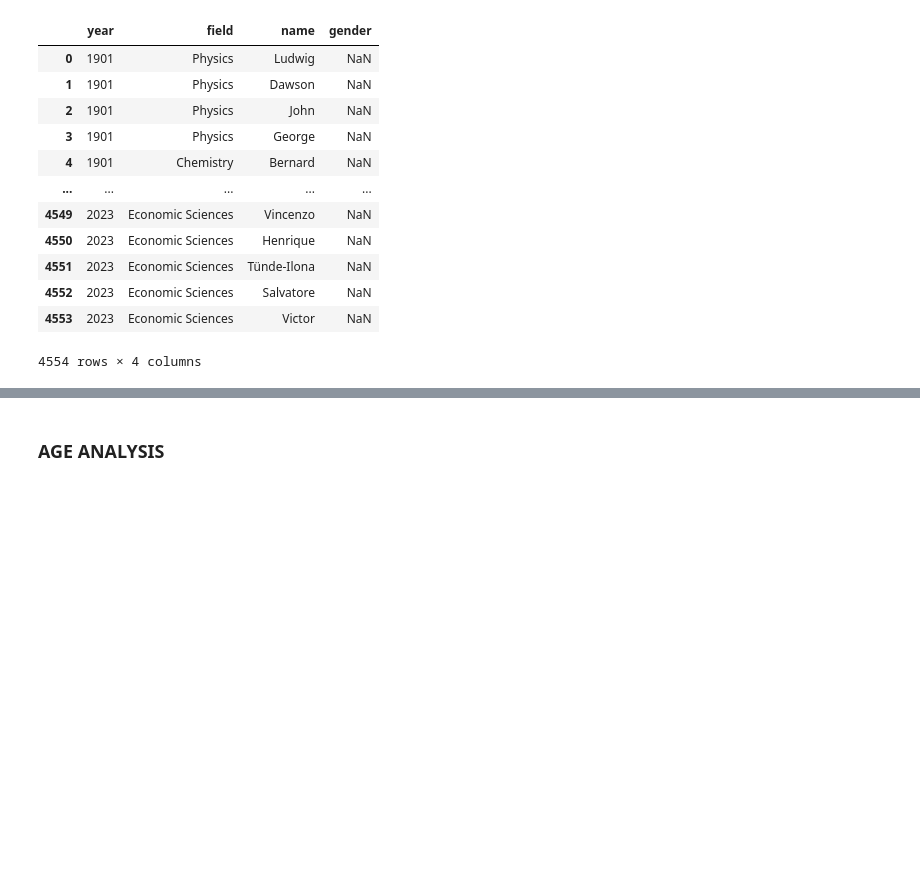
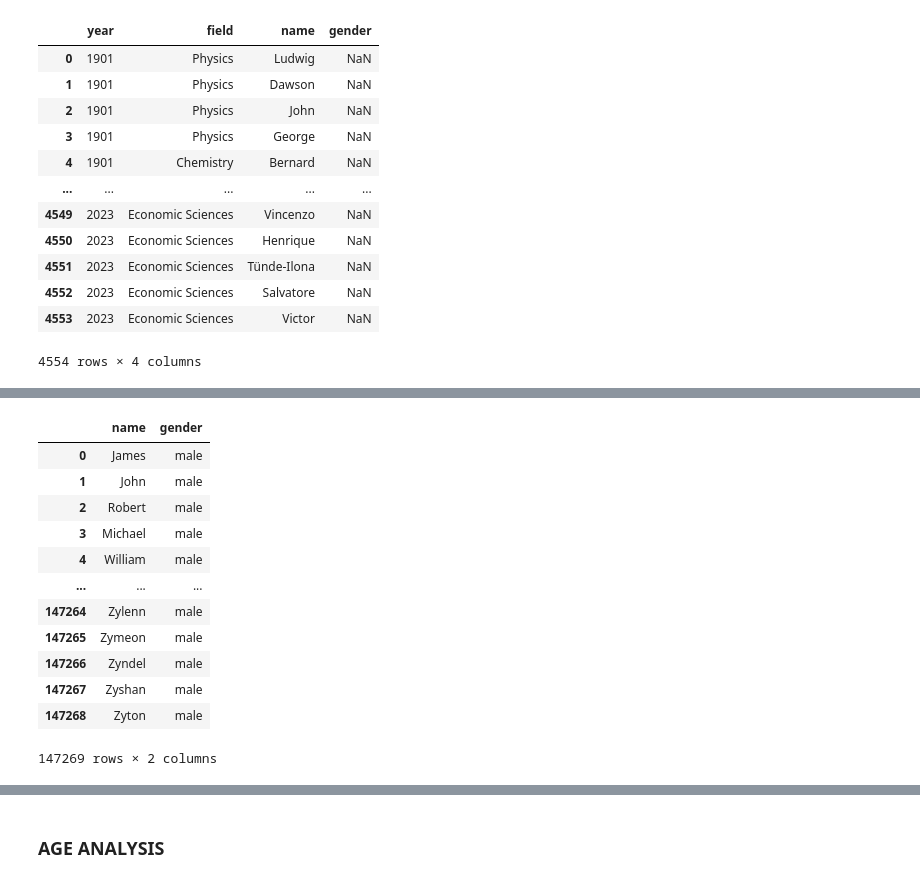
Before and after one commit to Bluceli168/IH-API-Project, a Jupyter notebook: main.ipynb, the cells around one changed output, grey strips where cells are left out. Drawn from its saved outputs; the diff is of its cells as text; code cells hidden in the pictures; blank space fills up the shorter version.

```diff
--- a/main.ipynb
+++ b/main.ipynb
@@ -240,0 +240,21 @@ Name: count, Length: 2021, dtype: int64
+# %%
+#clean the names/gender dataset
+name_gender_df = pd.read_csv(f'sources/name_gender_dataset.csv')
+name_gender_df = name_gender_df.rename(lambda x: x.lower(), axis=1)
+name_gender_df = name_gender_df[['name','gender']]
+name_gender_df['gender'] = name_gender_df['gender'].apply(lambda x: 'male' if x == 'M' else 'female' if x == 'F' else None)
+name_gender_df
+# %% [output]
+|  | name | gender |
+| 0 | James | male |
+| 1 | John | male |
+| 2 | Robert | male |
+| 3 | Michael | male |
+| 4 | William | male |
+| ... | ... | ... |
+| 147264 | Zylenn | male |
+| 147265 | Zymeon | male |
+| 147266 | Zyndel | male |
+| 147267 | Zyshan | male |
+| 147268 | Zyton | male |
+147269 rows × 2 columns
```
Also changed, not shown: parts of 11 cells of this notebook, 2 other files.
